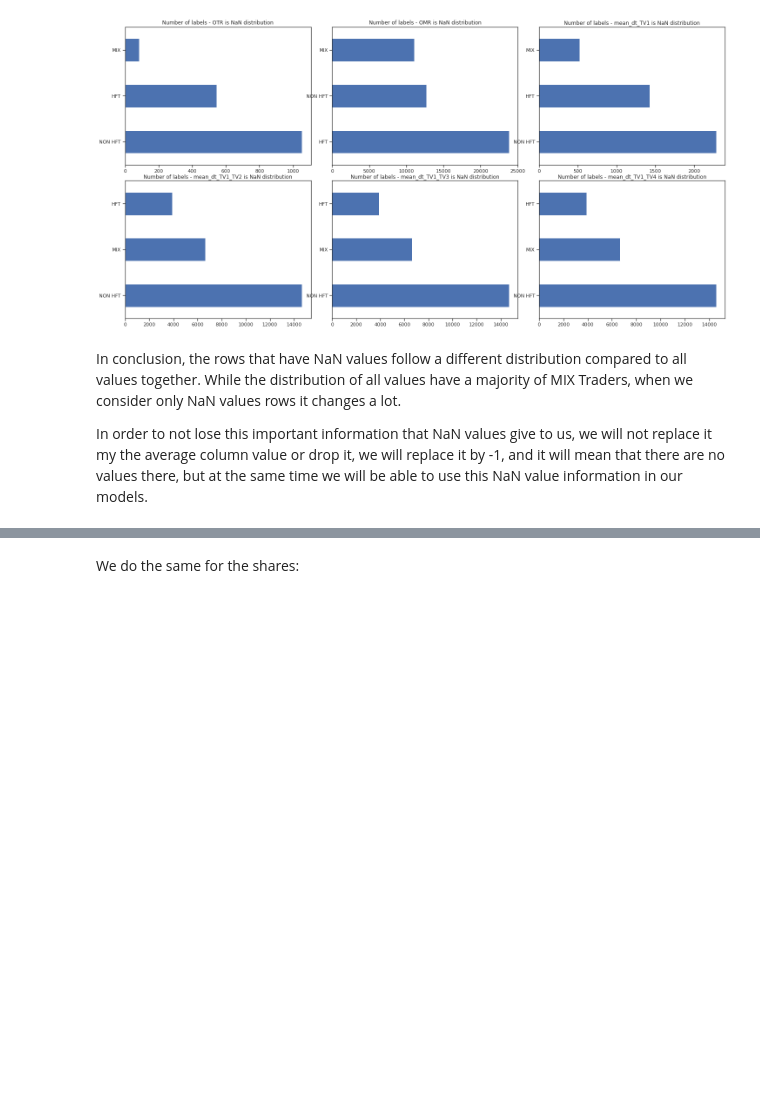
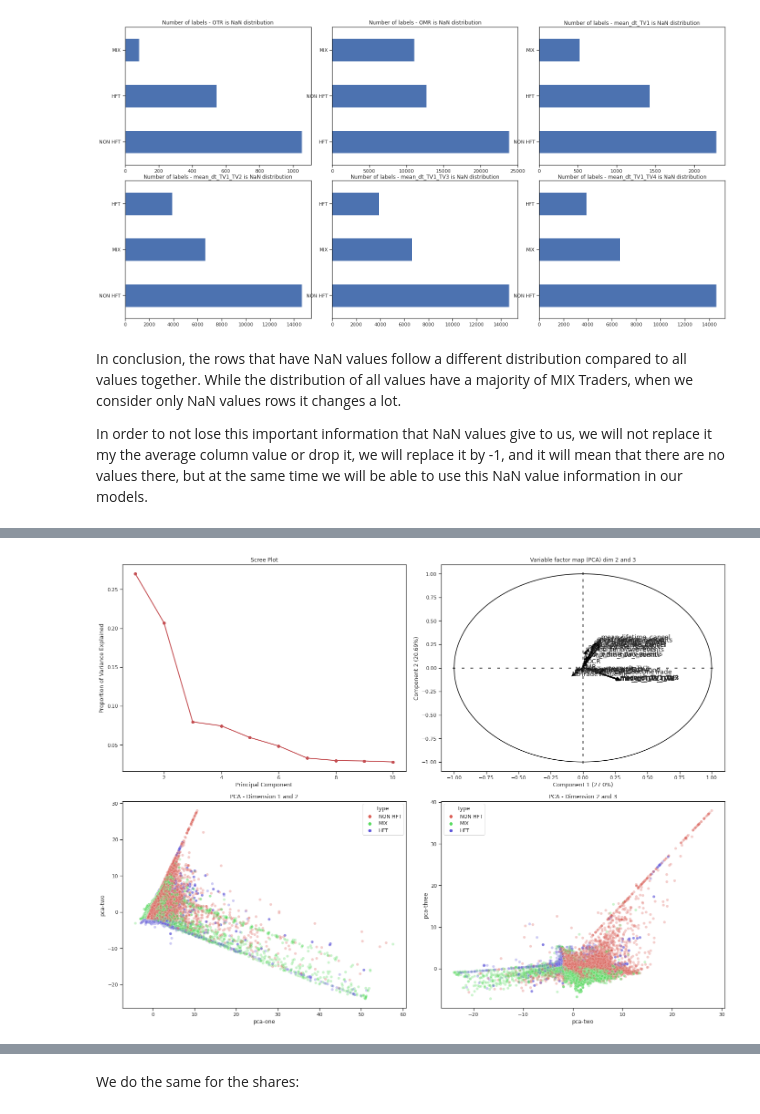
Before and after one commit to aliciafmachado/amf-challenge, a Jupyter notebook: Project_INF569_Iago.ipynb, the cells around one changed output, grey strips where cells are left out. Drawn from its saved outputs; the diff is of its cells as text; code cells hidden in the pictures; blank space fills up the shorter version.

```diff
--- a/Project_INF569_Iago.ipynb
+++ b/Project_INF569_Iago.ipynb
@@ -190,0 +293,6 @@ plt.show()
+# %%
+pca, principalComponents = apply_PCA(X_visualize, X_visualize.columns, 10)
+visualize_PCA(X_visualize, X_visualize.columns, pca, principalComponents)
+plt.show()
+# %% [output]
+[figure, added]
```
Also changed, not shown: parts of 25 cells of this notebook.
